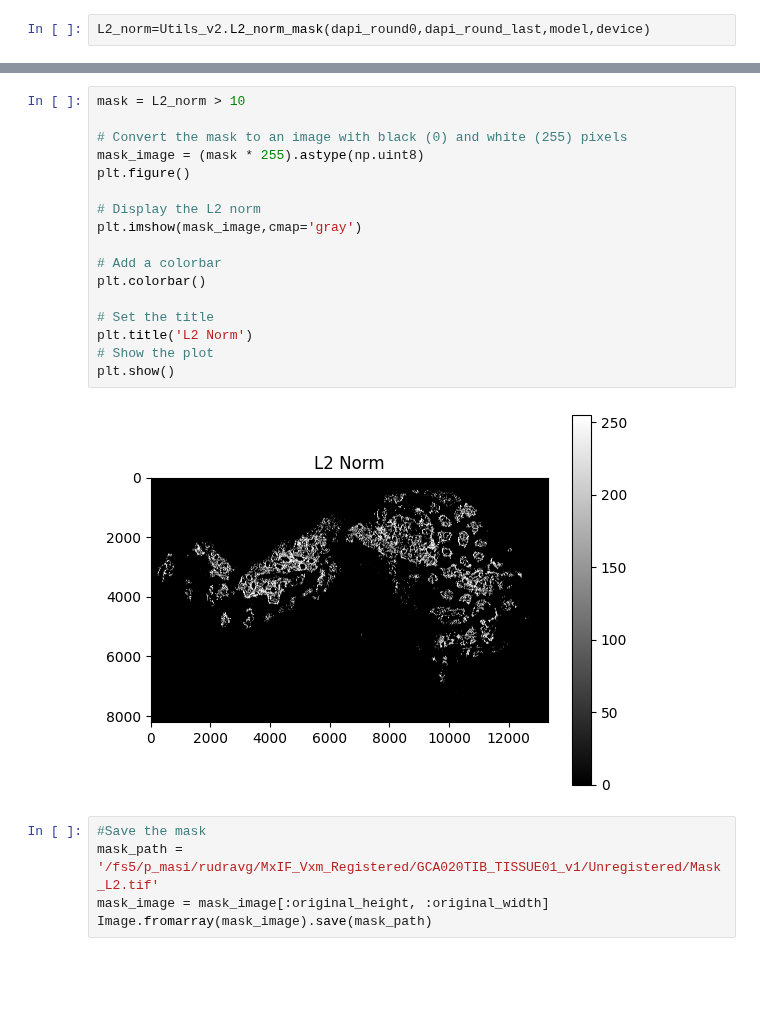
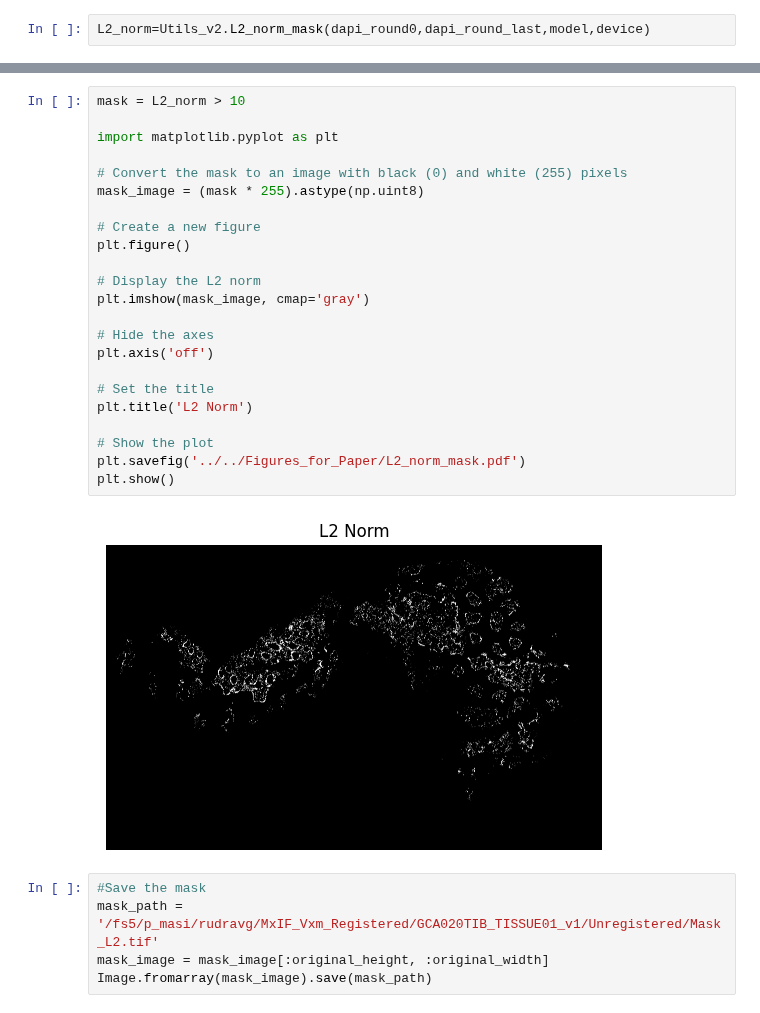
Before and after one commit to MASILab/DAPI_RegNet, a Jupyter notebook: vxl_morph/voxelmorph-dev/010_composed_field_mask.ipynb, the cells around one changed output, grey strips where cells are left out. Drawn from its saved outputs; the diff is of its cells as text; blank space fills up the shorter version.

```diff
--- a/vxl_morph/voxelmorph-dev/010_composed_field_mask.ipynb
+++ b/vxl_morph/voxelmorph-dev/010_composed_field_mask.ipynb
@@ -63,22 +63,28 @@ plt.show()
 # %%
 mask = L2_norm > 10
 
+import matplotlib.pyplot as plt
+
 # Convert the mask to an image with black (0) and white (255) pixels
 mask_image = (mask * 255).astype(np.uint8)
+
+# Create a new figure
 plt.figure()
 
 # Display the L2 norm
-plt.imshow(mask_image,cmap='gray')
+plt.imshow(mask_image, cmap='gray')
 
-# Add a colorbar
-plt.colorbar()
+# Hide the axes
+plt.axis('off')
 
 # Set the title
 plt.title('L2 Norm')
+
 # Show the plot
+plt.savefig('../../Figures_for_Paper/L2_norm_mask.pdf')
 plt.show()
 # %% [output]
-[figure, old version]
+[figure, new version]
 # %%
 #Save the mask
 mask_path = '/fs5/p_masi/rudravg/MxIF_Vxm_Registered/GCA020TIB_TISSUE01_v1/Unregistered/Mask_L2.tif'
```
Also changed, not shown: parts of 3 cells of this notebook, 28 other files.
